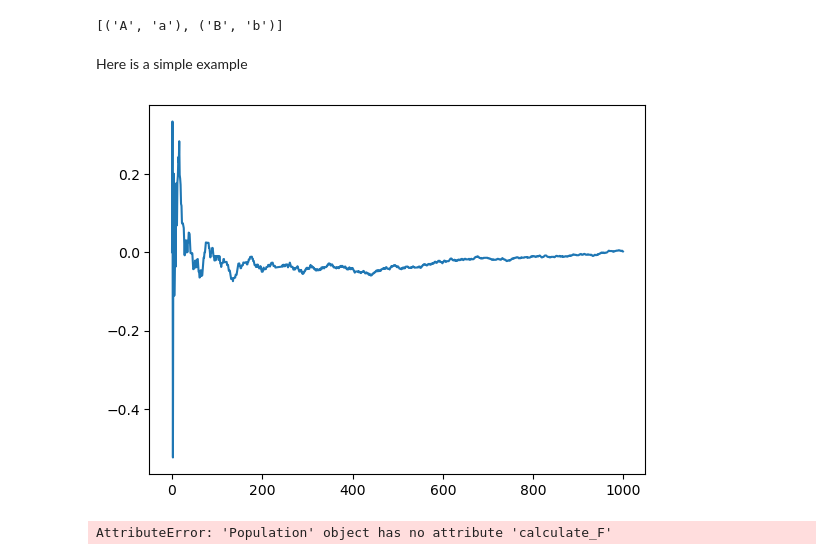
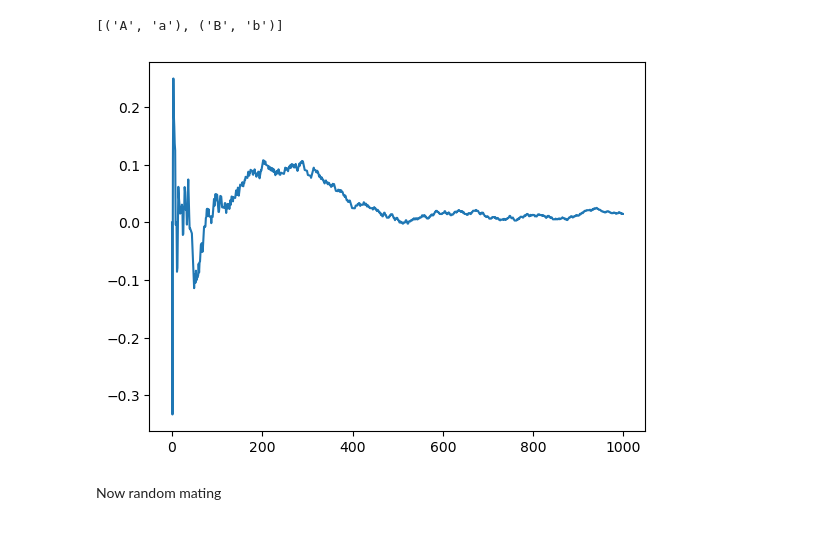
Before and after one commit to roboticapples14/computational_ecology, a Jupyter notebook: Genetics.ipynb, the cells around one changed output. Cells and saved outputs as stored; diff of their text form; code cells hidden in the pictures.

```diff
--- a/Genetics.ipynb
+++ b/Genetics.ipynb
@@ -183,41 +197,21 @@ class Population(object):
-# %% [markdown]
-Here is a simple example
 # %%
+# Let's simulate 100 generations.
 pop = Population()
 f_ls = []
 for j in range(1000):
-    # print(f'Generation {j}')
     i = Individual.create_random(num_genes=2)
     pop.add(i)
-    fraction = pop.update_fraction_list()
-    # print(f'fraction: {fraction}')
-    pop.full_fraction_list.append(fraction)
+    pop.update_gene_frequencies()
     F = pop.calculate_true_F()
-    # print(f'F: {F}')
+    # print(F)
     f_ls.append(F)
 
-    # print(pop)
+plt.plot(f_ls)
+plt.show()
+# %% [output]
+[figure, added]
-# %%
-from matplotlib import pyplot as plt
-plt.plot(f_ls)
-plt.show()
-# %% [output]
-[figure, removed]
-# %%
-# Let's simulate 100 generations.
-pop = Population()
-f_ls = []
-for j in range(1000):
-    i = Individual.create_random(num_genes=2)
-    pop.add(i)
-    F = pop.calculate_F(pop.gene_frequencies)[j]
-    # print(F)
-    f_ls.append(F)
-
-plt.plot(f_ls)
-plt.show()
-# %% [output]
-AttributeError: 'Population' object has no attribute 'calculate_F'
+# %% [markdown]
+Now random mating
 # %%
 # Random Mating
 
```
Also changed, not shown: parts of 13 cells of this notebook.
